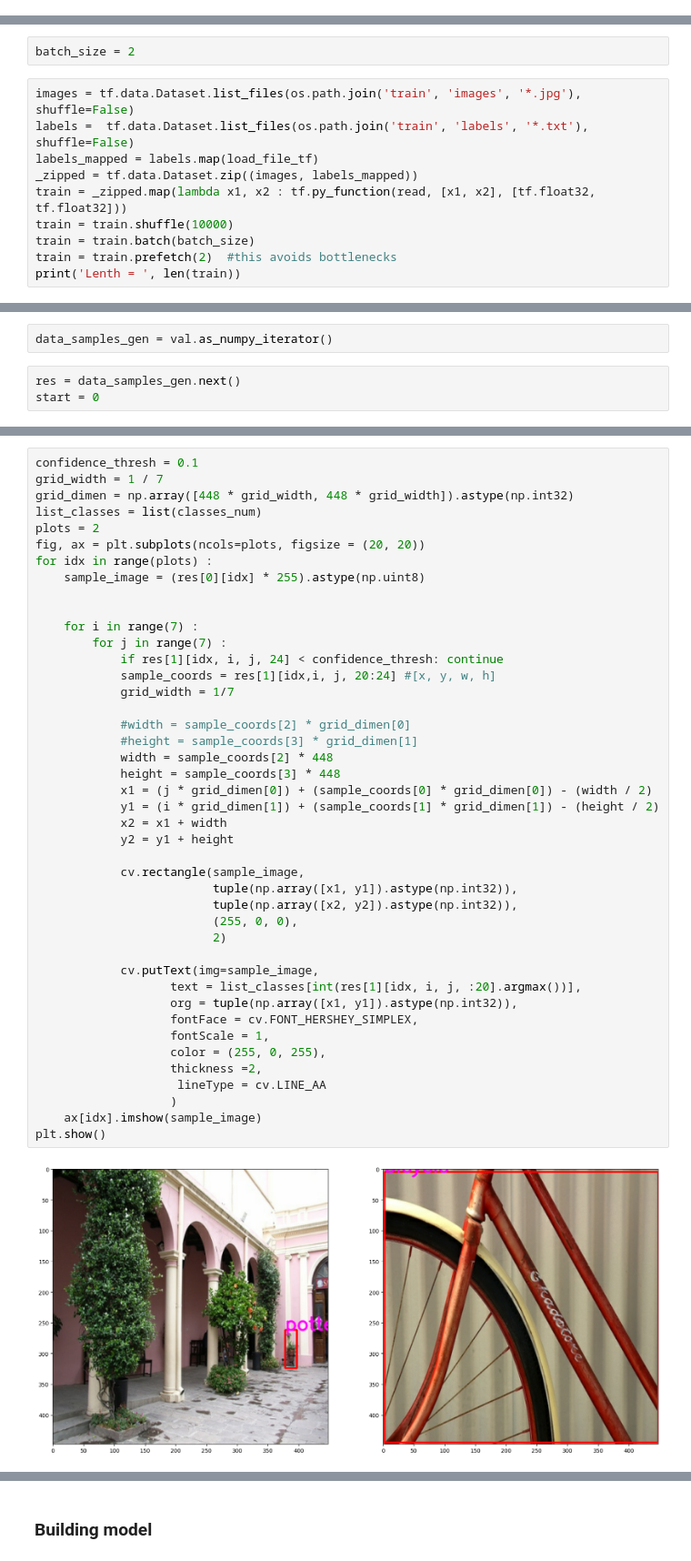
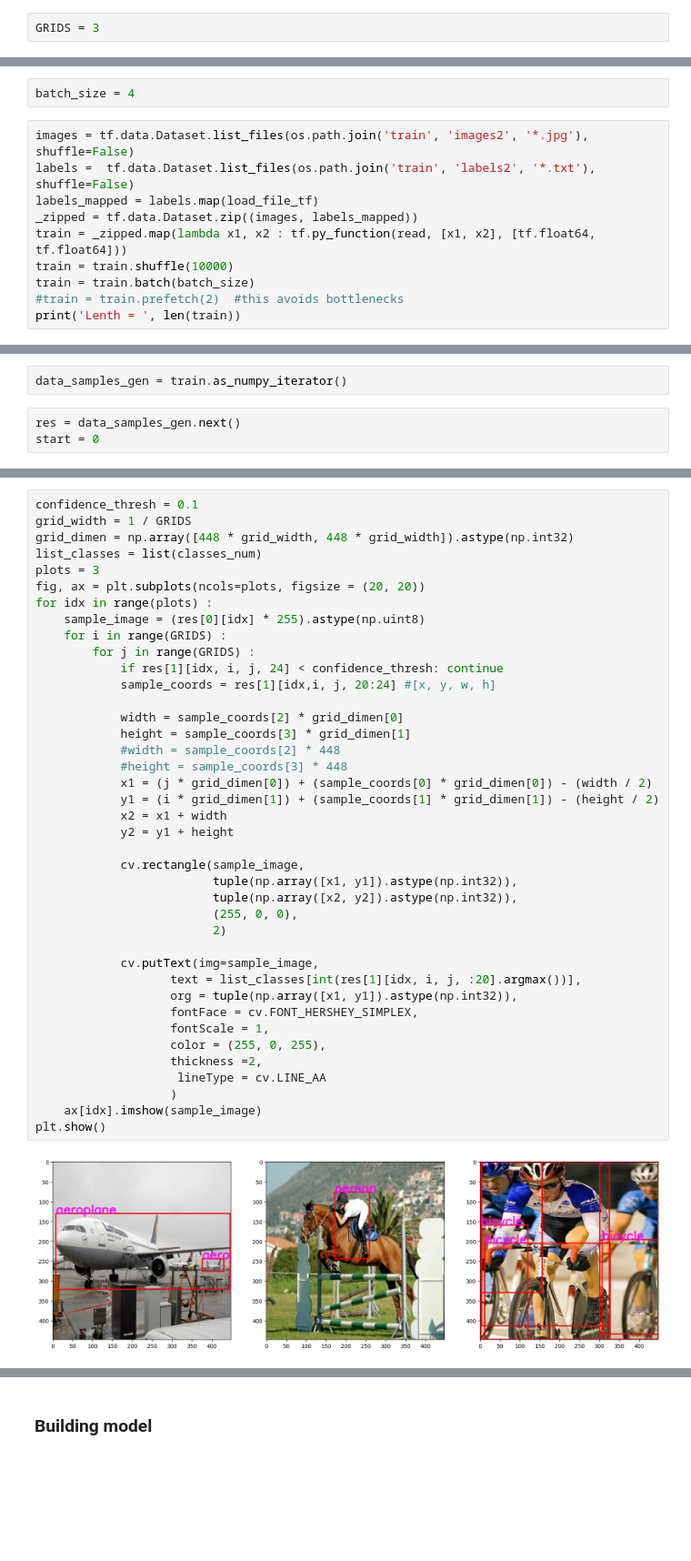
Before and after one commit to BUSY-LOOPING/YOLO-v1-Tensorflow2.0, a Jupyter notebook: 2.Build-Using ResNet50.ipynb, the cells around one changed output, grey strips where cells are left out. Shown at 91% size. Drawn from its saved outputs; the diff is of its cells as text; blank space fills up the shorter version.

```diff
--- a/2.Build-Using ResNet50.ipynb
+++ b/2.Build-Using ResNet50.ipynb
@@ -10,6 +15,8 @@ classes_num = {'aeroplane': 0, 'bicycle': 1, 'bird': 2, 'boat': 3, 'bottle': 4,
                'car': 6, 'cat': 7, 'chair': 8, 'cow': 9, 'diningtable': 10, 'dog': 11,
                'horse': 12, 'motorbike': 13, 'person': 14, 'pottedplant': 15, 'sheep': 16,
                'sofa': 17, 'train': 18, 'tvmonitor': 19}
+# %%
+GRIDS = 3
 # %%
 import cv2 as cv
 import numpy as np
@@ -246,15 +204,15 @@ print(org_data_generator.next()[0].shape , org_data_generator.next()[1].shape, s
 # %% [markdown]
 ### Load data as partitioned dataset in correct format
 # %%
-batch_size = 2
+batch_size = 4
 # %%
-images = tf.data.Dataset.list_files(os.path.join('train', 'images', '*.jpg'), shuffle=False)
-labels =  tf.data.Dataset.list_files(os.path.join('train', 'labels', '*.txt'), shuffle=False)
+images = tf.data.Dataset.list_files(os.path.join('train', 'images2', '*.jpg'), shuffle=False)
+labels =  tf.data.Dataset.list_files(os.path.join('train', 'labels2', '*.txt'), shuffle=False)
 labels_mapped = labels.map(load_file_tf)
 _zipped = tf.data.Dataset.zip((images, labels_mapped))
-train = _zipped.map(lambda x1, x2 : tf.py_function(read, [x1, x2], [tf.float32, tf.float32]))
+train = _zipped.map(lambda x1, x2 : tf.py_function(read, [x1, x2], [tf.float64, tf.float64]))
 train = train.shuffle(10000)
 train = train.batch(batch_size)
-train = train.prefetch(2)  #this avoids bottlenecks
+#train = train.prefetch(2)  #this avoids bottlenecks
 print('Lenth = ', len(train))
 # %% [output]
@@ -289,7 +249,7 @@ Lenth =  1255
 # %% [markdown]
 ## View Images and Annotations
 # %%
-data_samples_gen = val.as_numpy_iterator()
+data_samples_gen = train.as_numpy_iterator()
 # %%
 res = data_samples_gen.next()
 start = 0
@@ -314,48 +274,45 @@ array([[0., 0., 0., 0., 0., 0., 0.],
 # %%
 confidence_thresh = 0.1
-grid_width = 1 / 7
+grid_width = 1 / GRIDS
 grid_dimen = np.array([448 * grid_width, 448 * grid_width]).astype(np.int32)
 list_classes = list(classes_num)
-plots = 2
+plots = 3
 fig, ax = plt.subplots(ncols=plots, figsize = (20, 20))
 for idx in range(plots) :
     sample_image = (res[0][idx] * 255).astype(np.uint8)
-
-
-    for i in range(7) :
-        for j in range(7) :
+    for i in range(GRIDS) :
+        for j in range(GRIDS) :
             if res[1][idx, i, j, 24] < confidence_thresh: continue
             sample_coords = res[1][idx,i, j, 20:24] #[x, y, w, h]
-            grid_width = 1/7
 
-            #width = sample_coords[2] * grid_dimen[0]
-            #height = sample_coords[3] * grid_dimen[1]
-            width = sample_coords[2] * 448
-            height = sample_coords[3] * 448
+            width = sample_coords[2] * grid_dimen[0]
+            height = sample_coords[3] * grid_dimen[1]
+            #width = sample_coords[2] * 448
+            #height = sample_coords[3] * 448
             x1 = (j * grid_dimen[0]) + (sample_coords[0] * grid_dimen[0]) - (width / 2)
             y1 = (i * grid_dimen[1]) + (sample_coords[1] * grid_dimen[1]) - (height / 2)
             x2 = x1 + width
             y2 = y1 + height
 
             cv.rectangle(sample_image,
                          tuple(np.array([x1, y1]).astype(np.int32)),
                          tuple(np.array([x2, y2]).astype(np.int32)),
                          (255, 0, 0),
                          2)
 
             cv.putText(img=sample_image,
                    text = list_classes[int(res[1][idx, i, j, :20].argmax())],
                    org = tuple(np.array([x1, y1]).astype(np.int32)),
                    fontFace = cv.FONT_HERSHEY_SIMPLEX,
                    fontScale = 1,
                    color = (255, 0, 255),
                    thickness =2,
                     lineType = cv.LINE_AA
                    )
     ax[idx].imshow(sample_image)
 plt.show()
 # %% [output]
-[figure, old version]
+[figure, new version]
 # %% [markdown]
 ## YOLO model - Architecture
 <img src = "images/yolo_v1_architecture.png"/>
```
Also changed, not shown: parts of 45 cells of this notebook, 7 other files.
